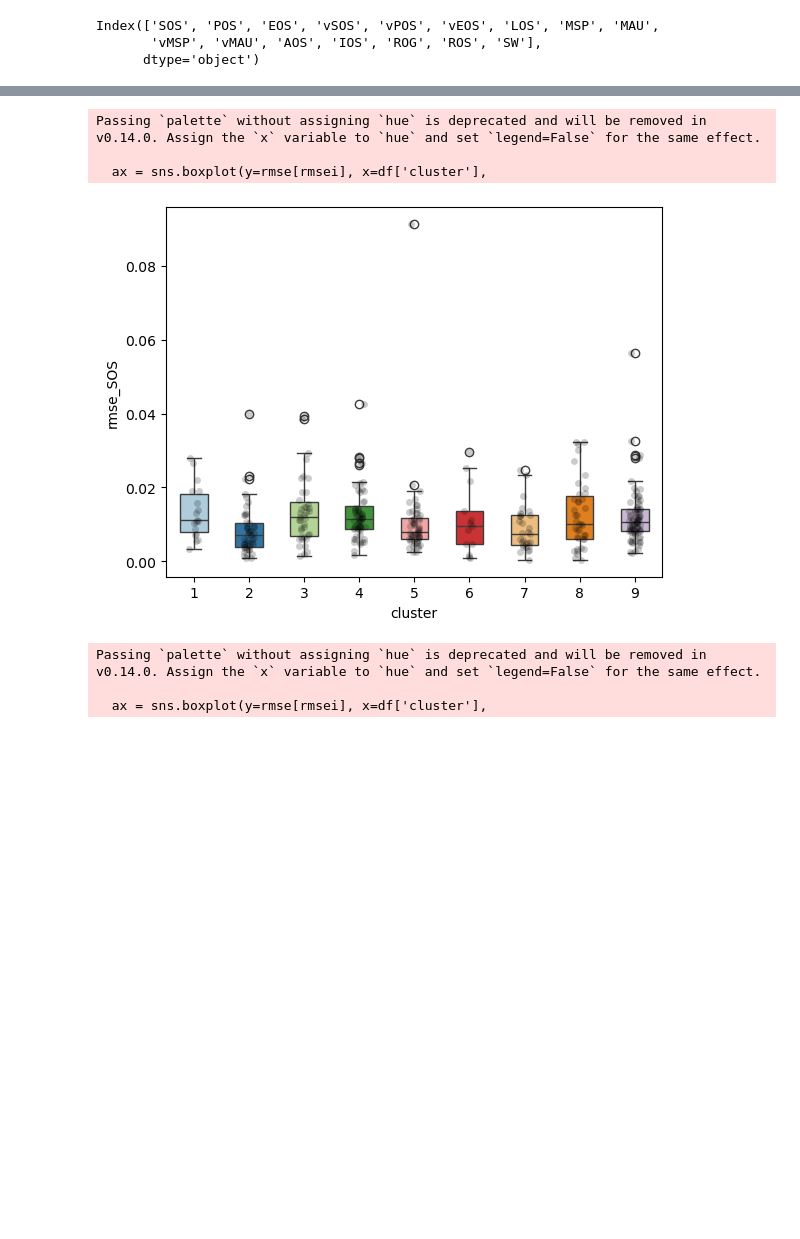
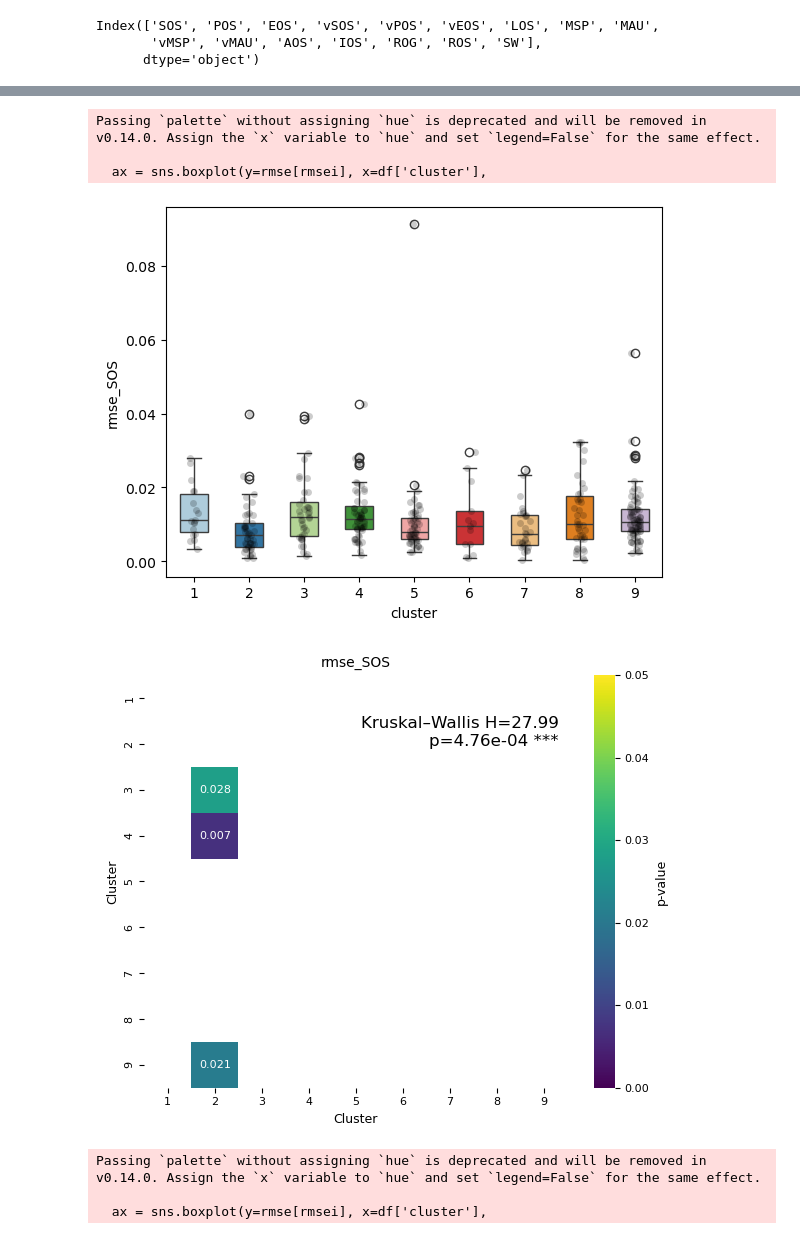
Before and after one commit to JavierLopatin/Wetland_Phenology_Python, a Jupyter notebook: 5_clusterClasesAnalysis.ipynb, the cells around one changed output, grey strips where cells are left out. Drawn from its saved outputs; the diff is of its cells as text; code cells hidden in the pictures; blank space fills up the shorter version.

```diff
--- a/5_clusterClasesAnalysis.ipynb
+++ b/5_clusterClasesAnalysis.ipynb
@@ -178,4 +174,6 @@ lsp.columns
 Index(['SOS', 'POS', 'EOS', 'vSOS', 'vPOS', 'vEOS', 'LOS', 'MSP', 'MAU',
        'vMSP', 'vMAU', 'AOS', 'IOS', 'ROG', 'ROS', 'SW'],
       dtype='object')
+# %%
+plt.rcParams['figure.figsize'] = plt.rcParamsDefault['figure.figsize']
 # %%
@@ -319,22 +419,92 @@ rmse
 # %%
 for rmsei in rmse.columns[1:]:
-#lspi=lsp_list[0]
+    # -------------------------
+    # 1) Stats
+    # -------------------------
+    var = rmsei
+    cats = df['cluster'].cat.categories if hasattr(df['cluster'], 'cat') else sorted(df['cluster'].unique())
+    # use rmse (not dem) for grouping
+    groups = [rmse.loc[df['cluster'] == c, var].values for c in cats]
+    h_stat, p_value = kruskal(*groups)
+
+    # DataFrame for Dunn
+    dunn_df = pd.DataFrame({
+        'cluster': df['cluster'],
+        var: rmse[var]
+    })
+    dunn = sp.posthoc_dunn(dunn_df, group_col='cluster', val_col=var, p_adjust='bonferroni')
+
+    # -------------------------
+    # 2) Boxplot + stripplot
+    # -------------------------
     ax = sns.boxplot(y=rmse[rmsei], x=df['cluster'],
                      width=0.5,
                      palette=col)
-
     ax = sns.stripplot(y=rmse[rmsei], x=df['cluster'],
                        jitter=True,
                        marker='o',
                        alpha=0.2,
                        color='black')
-    plt.savefig('figures/boxplot_'+rmsei+'.png', dpi=300)
+    plt.savefig(f'outputs/boxplot_{rmsei}.png', dpi=300)
     plt.show()
+
+    # -------------------------
+    # 3) Dunn heatmap (lower triangle, only p < 0.05)
+    # -------------------------
+    sig_mask = dunn > 0.05
+    tri_mask = np.triu(np.ones_like(dunn, dtype=bool), k=0)
+    combined_mask = sig_mask | tri_mask
+
+    fig_heat, ax_heat = plt.subplots(figsize=(6, 5))
+    hm = sns.heatmap(
+        dunn,
+        annot=True,
+        fmt=".2g",
+        cmap="viridis",
+        mask=combined_mask,
+        cbar_kws={'label': 'p-value'},
+        vmin=0,
+        vmax=0.05,
+        annot_kws={'size': 8},
+        ax=ax_heat
+    )
+
+    ax_heat.tick_params(axis='both', labelsize=8)
+    if hm.collections and hm.collections[0].colorbar:
+        hm.collections[0].colorbar.ax.tick_params(labelsize=8)
+        hm.collections[0].colorbar.set_label('p-value', fontsize=9)
+
+    ax_heat.set_title(f"{rmsei}", fontsize=10)
+    ax_heat.set_xlabel('Cluster', fontsize=9)
+    ax_heat.set_ylabel('Cluster', fontsize=9)
+
+    sig = 'ns'
+    if p_value < 0.001:
+        sig = '***'
+    elif p_value < 0.01:
+        sig = '**'
+    elif p_value < 0.05:
+        sig = '*'
+
+    ax_heat.text(
+        0.98, 0.90,
+        f'Kruskal–Wallis H={h_stat:.2f}\np={p_value:.2e} {sig}',
+        transform=ax_heat.transAxes,
+        ha='right', va='top',
+        fontsize=12,
+        bbox=dict(boxstyle='round', facecolor='white', alpha=0.7, edgecolor='none')
+    )
+
+    fig_heat.tight_layout()
+    fig_heat.savefig(f'outputs/heat_{rmsei}.png', dpi=300, bbox_inches="tight")
+    display(fig_heat)
+    plt.close(fig_heat)
 # %% [output]
 Passing `palette` without assigning `hue` is deprecated and will be removed in v0.14.0. Assign the `x` variable to `hue` and set `legend=False` for the same effect.
 
   ax = sns.boxplot(y=rmse[rmsei], x=df['cluster'],
-[figure, old version]
+[figure, new version]
+[figure, new version]
 Passing `palette` without assigning `hue` is deprecated and will be removed in v0.14.0. Assign the `x` variable to `hue` and set `legend=False` for the same effect.
 
   ax = sns.boxplot(y=rmse[rmsei], x=df['cluster'],
```
Also changed, not shown: parts of 10 cells of this notebook, 57 other files.
